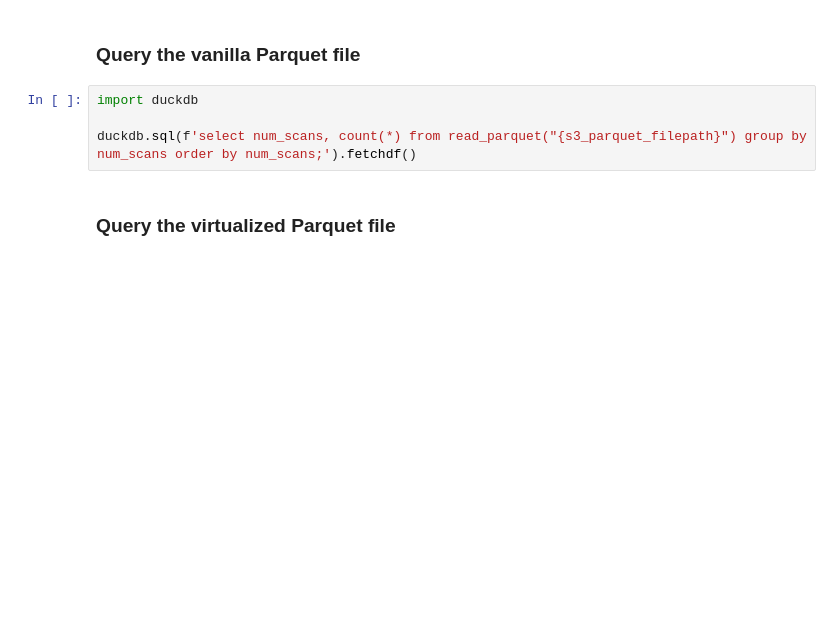
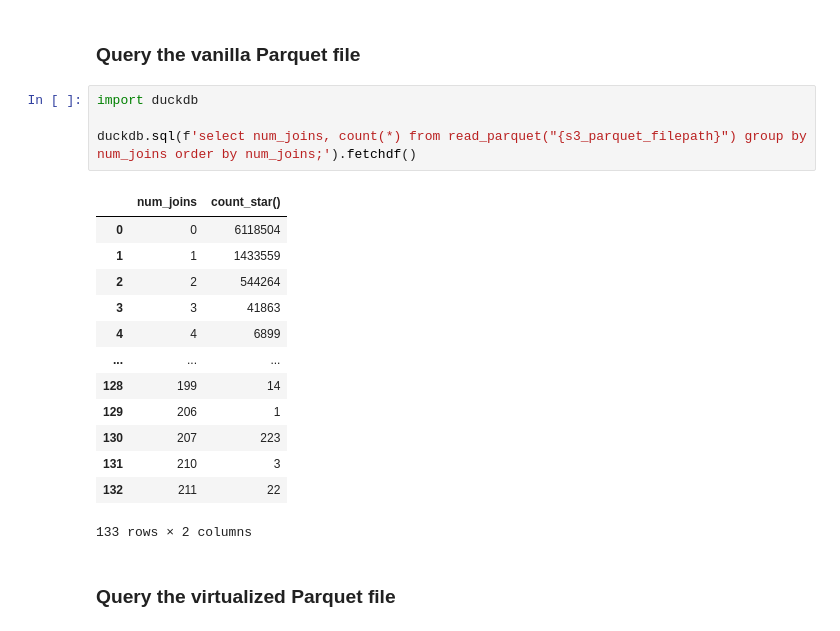
Before and after one commit to utndatasystems/virtual, a Jupyter notebook: examples/demo-redset.ipynb, the cells around one changed output. Saved outputs shown, nothing was run; the diff lists cells and outputs as text; blank space fills up the shorter version.

```diff
--- a/examples/demo-redset.ipynb
+++ b/examples/demo-redset.ipynb
@@ -27,7 +59,21 @@ print(f'Redset virtual size: {os.path.getsize('redset_virtual.parquet') / 1_000_
 # %%
 import duckdb
 
-duckdb.sql(f'select num_scans, count(*) from read_parquet("{s3_parquet_filepath}") group by num_scans order by num_scans;').fetchdf()
+duckdb.sql(f'select num_joins, count(*) from read_parquet("{s3_parquet_filepath}") group by num_joins order by num_joins;').fetchdf()
+# %% [output]
+|  | num_joins | count_star() |
+| 0 | 0 | 6118504 |
+| 1 | 1 | 1433559 |
+| 2 | 2 | 544264 |
+| 3 | 3 | 41863 |
+| 4 | 4 | 6899 |
+| ... | ... | ... |
+| 128 | 199 | 14 |
+| 129 | 206 | 1 |
+| 130 | 207 | 223 |
+| 131 | 210 | 3 |
+| 132 | 211 | 22 |
+133 rows × 2 columns
 # %% [markdown]
 ### Query the virtualized Parquet file
 # %%
```
Also changed, not shown: parts of 4 cells of this notebook, 10 other files.
